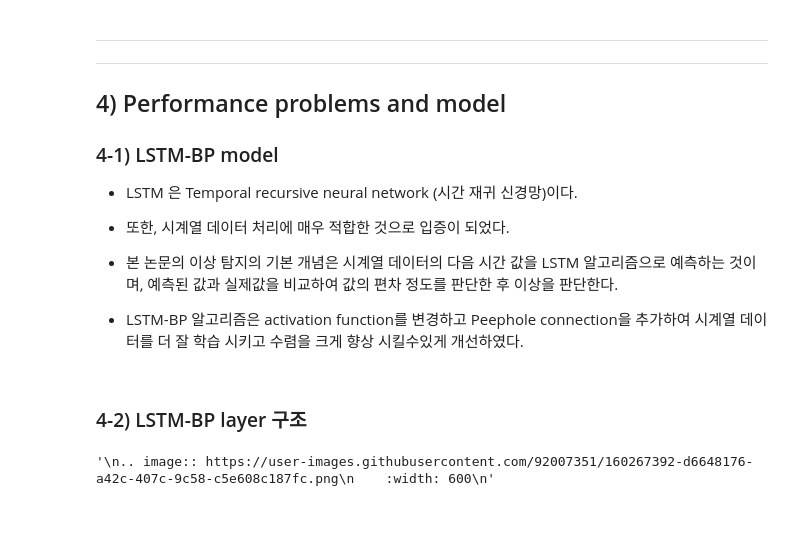
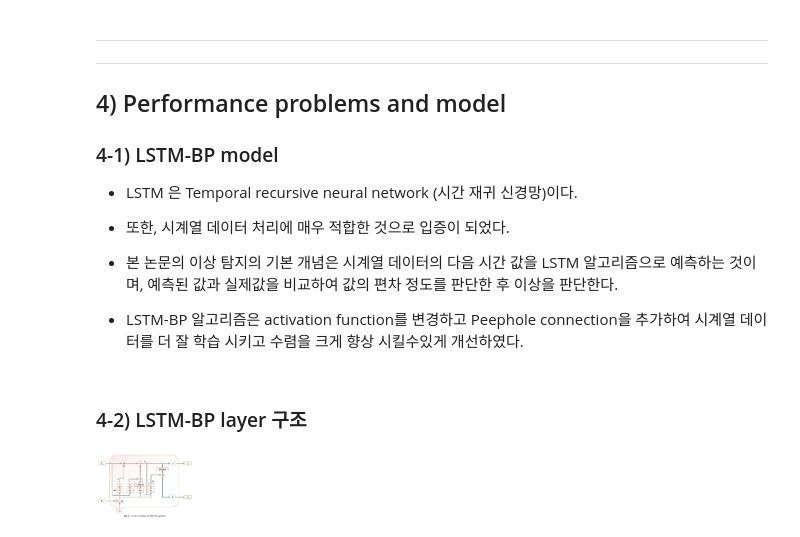
Before and after one commit to akangel0307/paper_study, a Jupyter notebook: paper1.ipynb, the cells around one changed output. Saved outputs shown, nothing was run; the diff lists cells and outputs as text; code cells hidden in the pictures.

```diff
--- a/paper1.ipynb
+++ b/paper1.ipynb
@@ -91,10 +93,7 @@
 - LSTM-BP 알고리즘은 activation function를 변경하고 Peephole connection을 추가하여 시계열 데이터를 더 잘 학습 시키고 수렴을 크게 향상 시킬수있게 개선하였다.
 # %% [markdown]
 ### 4-2) LSTM-BP layer 구조
-# %%
-'''
-.. image:: https://user-images.githubusercontent.com/92007351/160267392-d6648176-a42c-407c-9c58-c5e608c187fc.png
-    :width: 600
-'''
-# %% [output]
-'\n.. image:: https://user-images.githubusercontent.com/92007351/160267392-d6648176-a42c-407c-9c58-c5e608c187fc.png\n    :width: 600\n'
+# %%
+Image('/Users/sunjinkim/Workspace/Onepredict/MyGithub/paper_study/png_file/LSTM-BP_layer.png',width=100,height=100)
+# %% [output]
+[figure, added]
```
Also changed, not shown: parts of 13 cells of this notebook, 3 other files.
